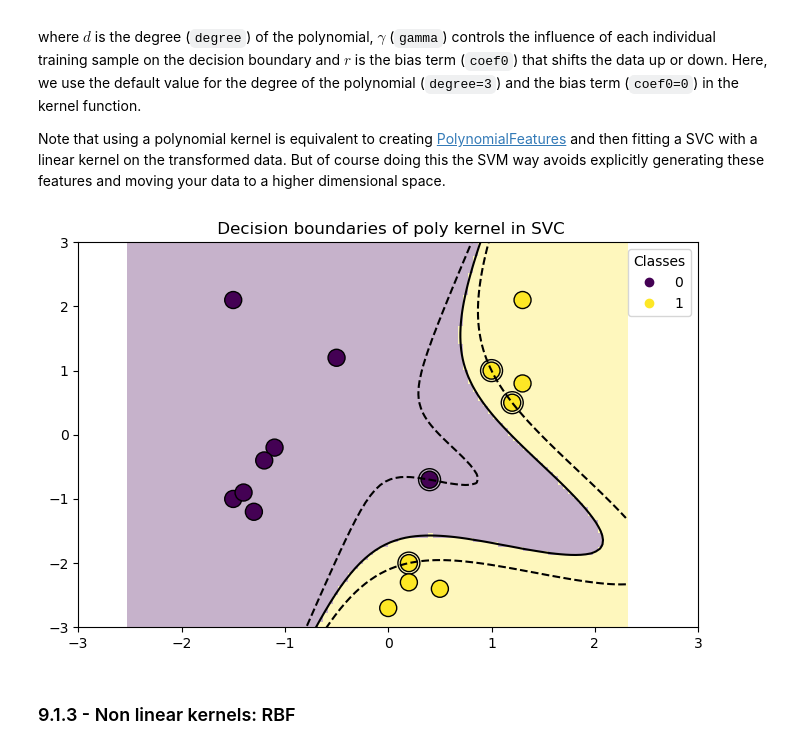
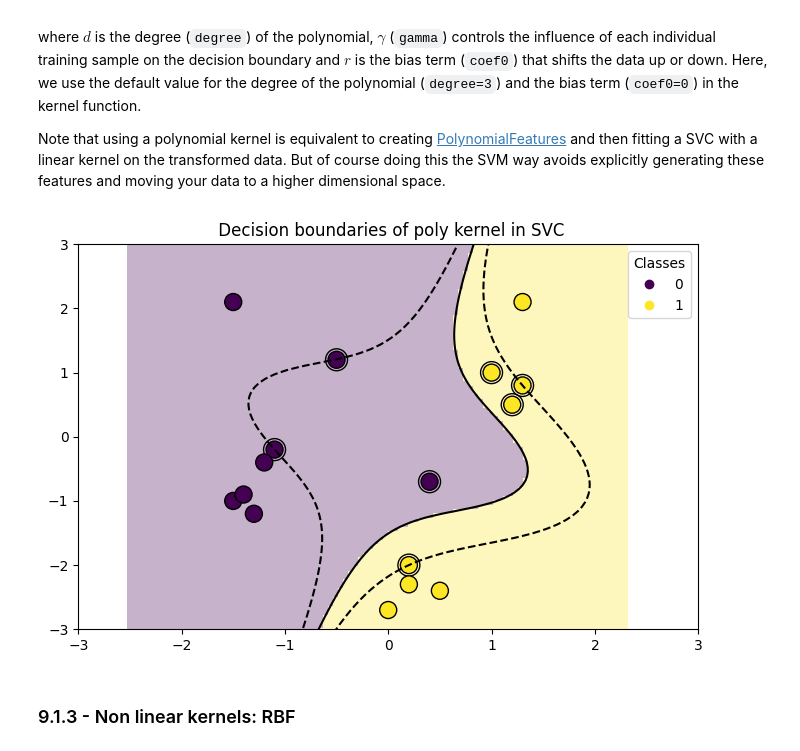
Before and after one commit to Pikurrot/ml-problems-uab, a Jupyter notebook: Session 9 - SVMs/P9_SVM.ipynb, the cells around one changed output. Cells and saved outputs as stored; diff of their text form; code cells hidden in the pictures.

```diff
--- a/Session 9 - SVMs/P9_SVM.ipynb
+++ b/Session 9 - SVMs/P9_SVM.ipynb
@@ -223,9 +226,9 @@ $r$ is the bias term (`coef0`) that shifts the data up or down. Here, we use the
 
 Note that using a polynomial kernel is equivalent to creating [PolynomialFeatures](https://scikit-learn.org/stable/modules/generated/sklearn.preprocessing.PolynomialFeatures.html#sklearn.preprocessing.PolynomialFeatures) and then fitting a SVC with a linear kernel on the transformed data. But of course doing this the SVM way avoids explicitly generating these features and moving your data to a higher dimensional space.
 # %%
-plot_training_data_with_decision_boundary("poly")
+plot_training_data_with_decision_boundary("poly", gamma=0.4)
 # %% [output]
-[figure, old version]
+[figure, new version]
 # %% [markdown]
 ### 9.1.3 - Non linear kernels: RBF
 # %% [markdown]
```
Also changed, not shown: parts of 40 cells of this notebook.
